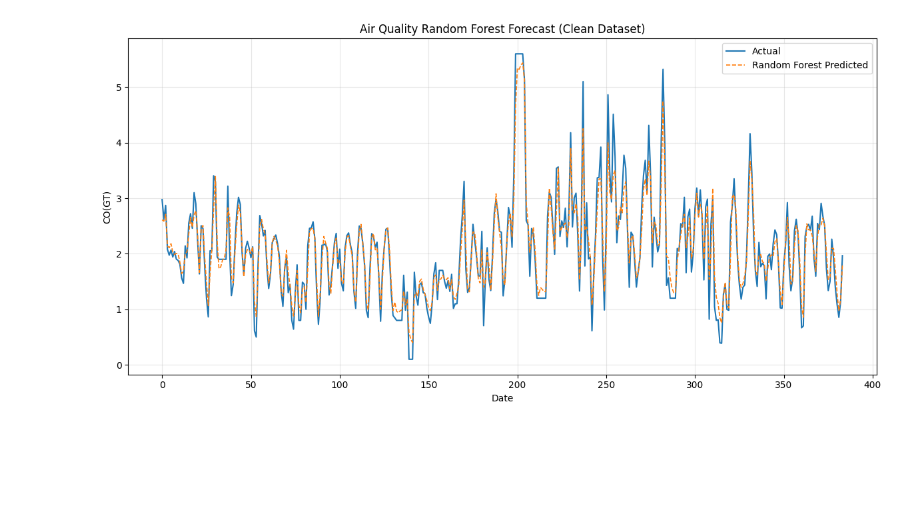
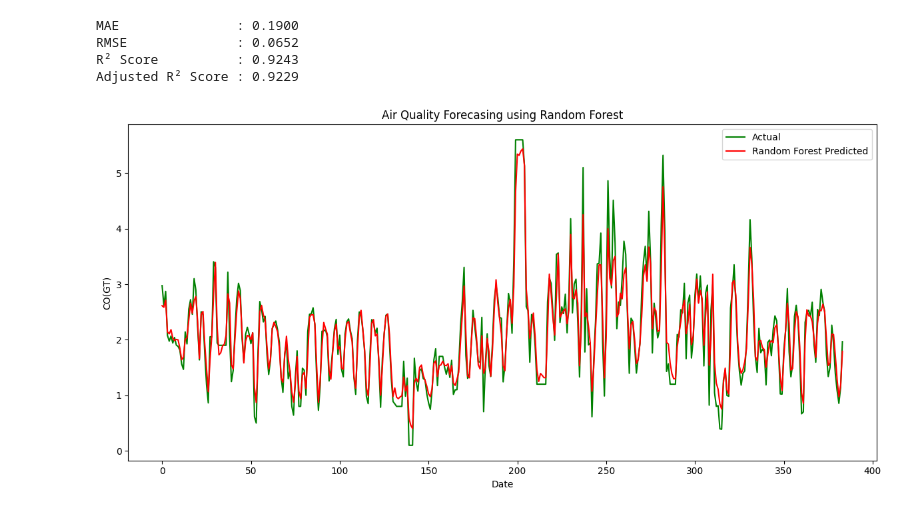
Before and after one commit to sabithakrishnan/timeseries-analysis, a Jupyter notebook: timeseries_analysis_random_forest.ipynb, the cells around one changed output. Cells and saved outputs as stored; diff of their text form; code cells hidden in the pictures; blank space fills up the shorter version.

```diff
--- a/timeseries_analysis_random_forest.ipynb
+++ b/timeseries_analysis_random_forest.ipynb
@@ -4,72 +4,73 @@
 import pandas as pd
 import matplotlib.pyplot as plt
 from sklearn.ensemble import RandomForestRegressor
-
+import numpy as np
+import time
+from sklearn.metrics import mean_absolute_error, mean_squared_error, r2_score
 # 1. Load and Preprocess the UCI Air Quality Dataset
-url = "/content/AirQualityUCI.csv"
-df = pd.read_csv(url, sep=';', decimal=',', parse_dates=[['Date', 'Time']], dayfirst=True)
-
-# Clean dataset structure
+df = pd.read_csv("/content/AirQualityUCI.csv", sep=';', decimal=',', parse_dates=[['Date', 'Time']], dayfirst=True)
+#data preprocessing
 df.dropna(how='all', inplace=True)
 df = df.iloc[:, :15]
-
-# Convert and index datetime
 df['Date_Time'] = pd.to_datetime(df['Date_Time'], format='%d/%m/%Y %H.%M.%S', errors='coerce')
 df.dropna(subset=['Date_Time'], inplace=True)
 df.set_index('Date_Time', inplace=True)
-
 # Replace missing values (-200) and forward fill
 df.replace(-200, pd.NA, inplace=True)
 ts_data = df['CO(GT)'].ffill().astype(float)
-
 # Resample to daily frequency to match the target data density
 ts_data = ts_data.resample('D').mean().ffill()
 
 # 2. Convert Time Series to Supervised Learning (Lag Features)
 # We will use the past 7 days of CO levels to predict today's level
 look_back = 7
 data_dict = {'Target': ts_data}
 
 for i in range(1, look_back + 1):
     data_dict[f'Lag_{i}'] = ts_data.shift(i)
 
 features_df = pd.DataFrame(data_dict).dropna()
 
 # Split into inputs (X) and target outputs (y)
 X = features_df.drop(columns=['Target'])
 y = features_df['Target']
 
-# 3. Train Random Forest Model & Predict
-# n_estimators controls the number of trees; random_state ensures reproducible plots
+# Fit the model
 rf_model = RandomForestRegressor(n_estimators=100, random_state=42)
 rf_model.fit(X, y)
+#Forecasting of model
+predictions = rf_model.predict(X)
+actual_values = y.reset_index(drop=True)
+#Accuracy metrics
+y_true = actual_values
+y_pred = predictions
 
-# Generate in-sample historical predictions
-predictions = rf_model.predict(X)
+# MAE, RMSE, and R2
+mae = mean_absolute_error(y_true, y_pred)
+rmse = mean_squared_error(y_true, y_pred)
+r2 = r2_score(y_true, y_pred)
 
-# 4. Generate the Chart to Match Your Image Style
+# Adjusted R2
+n = len(y_true)  # Number of data points in test set
+p = X.shape[1]  # Number of features/predictors used (3 lags)
+adjusted_r2 = 1 - ((1 - r2) * (n - 1) / (n - p - 1))
+print(f"MAE               : {mae:.4f}")
+print(f"RMSE              : {rmse:.4f}")
+print(f"R² Score          : {r2:.4f}")
+print(f"Adjusted R² Score : {adjusted_r2:.4f}")
+#Displaying result
 plt.figure(figsize=(12, 6), dpi=100)
-
-# Reset index to match the integer timeline (0 to 1750+) from your reference graph
-actual_values = y.reset_index(drop=True)
-
-# Plot actual historical data
-plt.plot(actual_values, label='Actual', color='#1f77b4', linestyle='-', linewidth=1.5)
-
-# Plot Random Forest predictions as a dashed overlay
-plt.plot(predictions, label='Random Forest Predicted', color='#ff7f0e', linestyle='--', linewidth=1.2)
-
-# Customizing layout to match chart aesthetics
-plt.title('Air Quality Random Forest Forecast (Clean Dataset)', fontsize=12)
+plt.plot(actual_values, label='Actual', color='green', linewidth=1.5)
+plt.plot(predictions, label='Random Forest Predicted', color='red', linewidth=1.5)
+plt.title('Air Quality Forecasing using Random Forest', fontsize=12)
 plt.xlabel('Date', fontsize=10)
 plt.ylabel('CO(GT)', fontsize=10)
 plt.legend(loc='upper right')
-
-# Subtle grid styling matching the reference image
-plt.grid(True, linestyle='-', alpha=0.3)
-
-# Display final graph
 plt.tight_layout()
 plt.show()
 # %% [output]
+MAE               : 0.1900
+RMSE              : 0.0652
+R² Score          : 0.9243
+Adjusted R² Score : 0.9229
-[figure, old version]
+[figure, new version]
```
